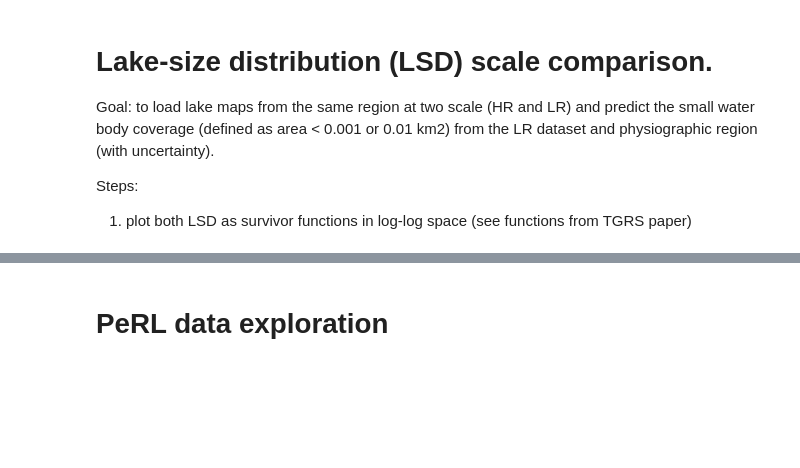
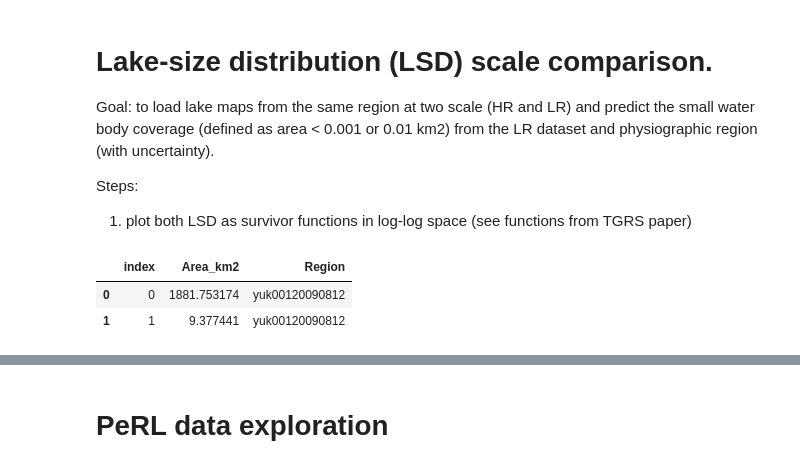
Before and after one commit to ekcomputer/lake-area, a Jupyter notebook: LSD_scale_comparison.ipynb, the cells around one changed output, grey strips where cells are left out. Saved outputs shown, nothing was run; the diff lists cells and outputs as text; code cells hidden in the pictures; blank space fills up the shorter version.

Commit message:
Working version of loading shapefiles into custom class before using dask!

```diff
--- a/LSD_scale_comparison.ipynb
+++ b/LSD_scale_comparison.ipynb
@@ -52,3 +52,76 @@ version=3
 analysis_dir = os.path.join('/mnt/g/Ch4/Area_extrapolations','v'+str(version))
 area_extrap_pth = os.path.join(analysis_dir, dataset+'_sub'+roi_region+'_extrap.csv')
 os.makedirs(analysis_dir, exist_ok=True)
+# %%
+## Class (using inheritance)
+class LSD(pd.DataFrame): # inherit from df? pd.DataFrame
+    '''Lake size distribution'''
+    def __init__(self, df, name='unamed', area_var='Area', region_var=None, idx_var='index', _areaConversionFactor=1, regions=None):
+        '''
+        Loads df or gdf and creates copy only with relevant var names
+
+        Parameters
+        ----------
+        name : str
+            Name of dataset
+        areaConversionFactor : float
+            Denominator for unit conversion. 1 for km2, 1e6 for m2
+        region_var : string, optional
+            To indicate which region if multiple regions in dataset
+        Regions : list, default None
+            If provided, will transform numberic regions to text
+        '''
+        columns = [col for col in [idx_var, area_var, region_var] if col is not None] # allows 'region_var' to be None
+        super().__init__(df[columns]) # by importing a slice, we avoid mutating the original var for 'df'
+
+        ## rename vars
+        if region_var is not None:
+            self.rename(columns={idx_var:'idx_'+name, area_var:'Area_km2', region_var:'Region'}, inplace=True)
+        else:
+            self.rename(columns={idx_var:'idx_'+name, area_var:'Area_km2'}, inplace=True)
+
+        ## Add attributes
+        self.name = name
+        self._orig_area_var = area_var
+        self._orig_region_var = region_var
+        self._orig_idx_var = idx_var
+        if _areaConversionFactor !=1:
+            self.Area_km2 = self.Area_km2/_areaConversionFactor
+        if regions is not None:
+            self.reindex_regions(regions)
+        if idx_var is None: # if loaded from shapefile that didn't have an explicit index column
+            self.reset_index(inplace=True)
+        if region_var is None: # auto-name region from name if it's not given
+            self['Region'] = name
+
+
+    def reindex_regions(self, regions):
+        ''' Where regions is a list of region names corresponding to the numbers in the existing inedex. 2 is hard-coded in for now.'''
+        self['Region'] = np.array(regions)[self['Region'].values - 2]
+
+    @classmethod
+    def from_shapefile(cls, path, area_var, region_var, idx_var, name='unamed'): #**kwargs): #name='unamed', area_var='Area', region_var='NaN', idx_var='OID_'): # **kwargs
+        ''' Load from disk if not in memory'''
+        columns = [col for col in [idx_var, area_var, region_var] if col is not None] # allows 'region_var' to be None
+        df = pyogrio.read_dataframe(path, read_geometry=False, use_arrow=True, columns=columns)
+        # if region_var is not None:
+        #     df = pyogrio.read_dataframe(path, read_geometry=False, use_arrow=True, columns=[area_var, region_var, idx_var])
+        # else:
+        #     df = pyogrio.read_dataframe(path, read_geometry=False, use_arrow=True, columns=[area_var, idx_var])
+        # cls.__init__(cls, df, name=name, area_var=area_var, region_var=region_var, idx_var=idx_var) # **kwargs
+        return cls(df, name=name, area_var=area_var, region_var=region_var, idx_var=idx_var)
+
+    # @property # For computing a property
+
+## Testing from shapefile
+# lsd = LSD.from_shapefile('/mnt/f/HydroLAKES_polys_v10_shp/HydroLAKES_polys_v10_shp/out/HL_Sweden_md.shp', area_var='Lake_area', idx_var='Hylak_id', name='HL', region_var=None)
+lsd = LSD.from_shapefile('/mnt/f/PeRL/PeRL_waterbodymaps/waterbodies/yuk00120090812_tsx_nplaea.shp', area_var='AREA', idx_var=None, name='yuk00120090812', region_var=None)
+
+## Testing from gdf
+# regions = ['Sagavanirktok River', 'Yukon Flats Basin', 'Old Crow Flats', 'Mackenzie River Delta', 'Mackenzie River Valley', 'Canadian Shield Margin', 'Canadian Shield', 'Slave River', 'Peace-Athabasca Delta', 'Athabasca River', 'Prairie Potholes North', 'Prairie Potholes South', 'Tuktoyaktuk Peninsula', 'All']
+# lsd = LSD(gdf_cir_lsd, name='CIR', region_var='Region4', regions=regions)
+lsd.head(2)
+# %% [output]
+|  | index | Area_km2 | Region |
+| 0 | 0 | 1881.753174 | yuk00120090812 |
+| 1 | 1 | 9.377441 | yuk00120090812 |
```
Also changed, not shown: parts of 11 cells of this notebook.
